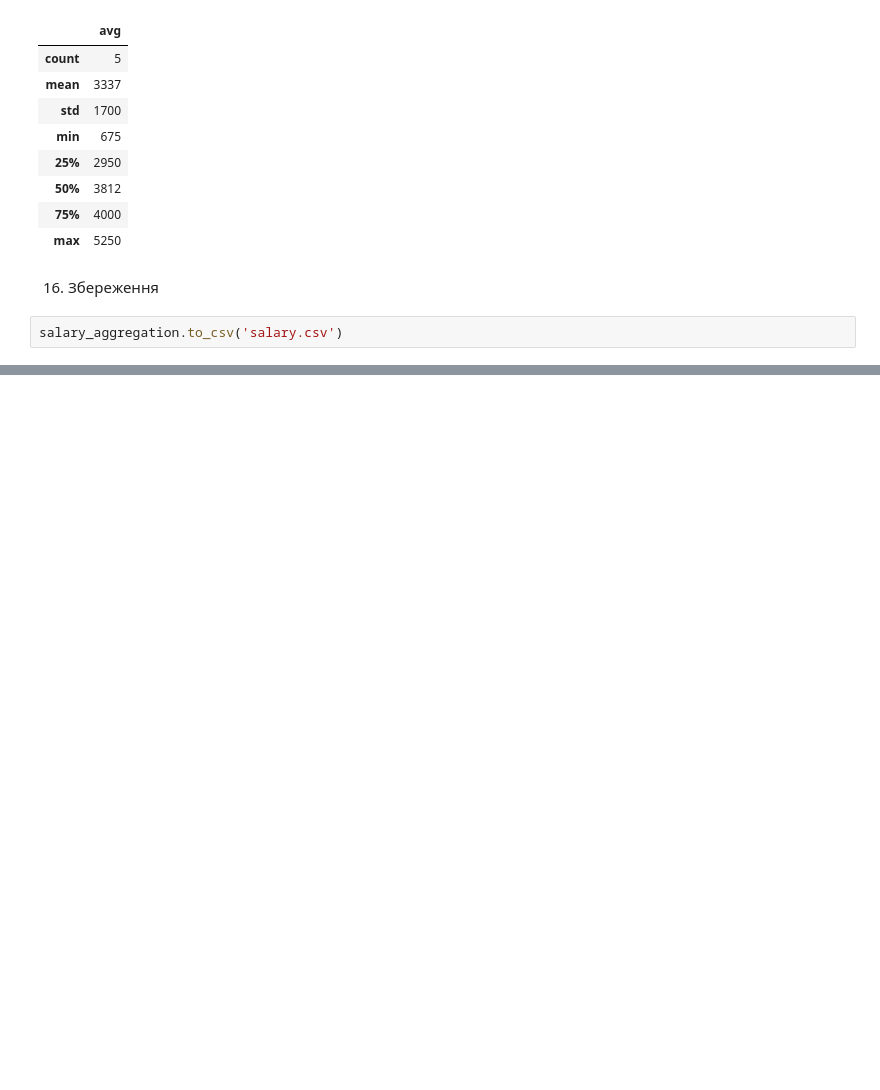
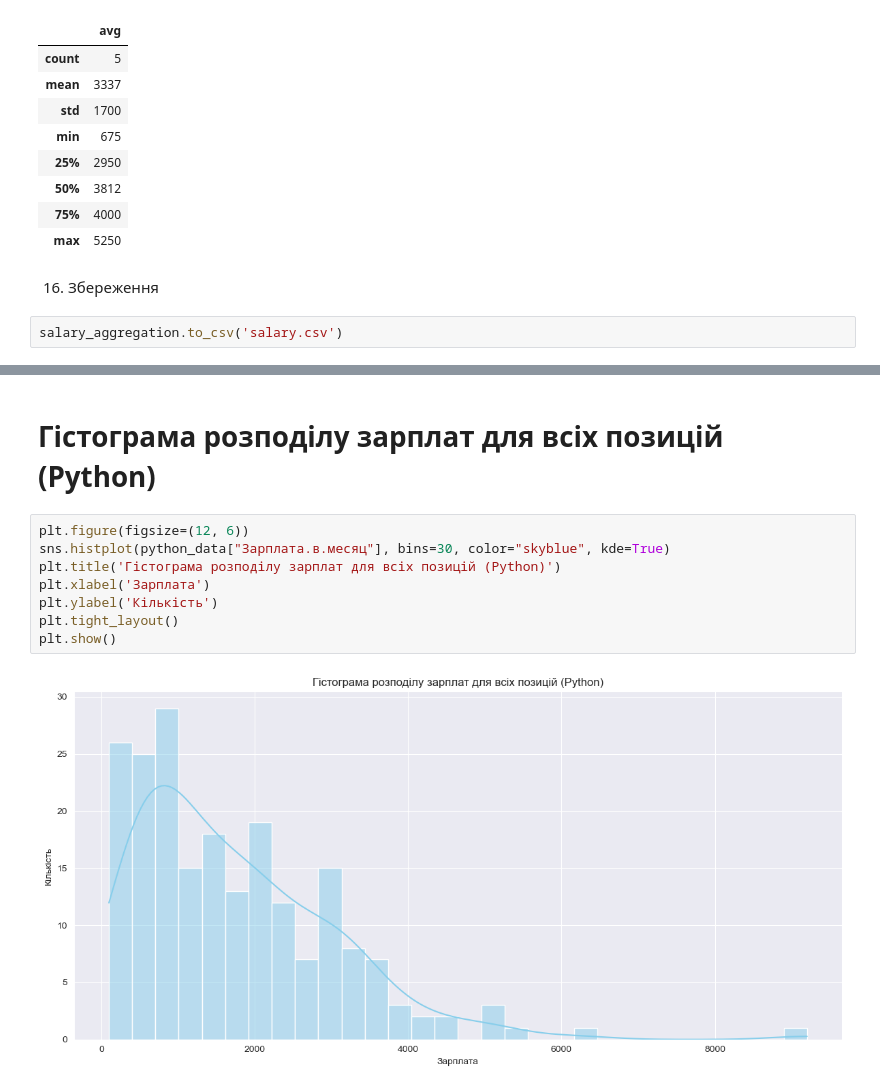
Before and after one commit to rattlingmars8/DS, a Jupyter notebook: HW2/HW2.2.ipynb, the cells around one changed output, grey strips where cells are left out. Saved outputs shown, nothing was run; the diff lists cells and outputs as text; blank space fills up the shorter version.

```diff
--- a/HW2/HW2.2.ipynb
+++ b/HW2/HW2.2.ipynb
@@ -199,0 +253,12 @@ salary_aggregation.to_csv('salary.csv')
+# %% [markdown]
+# Гістограма розподілу зарплат для всіх позицій (Python)
+# %%
+plt.figure(figsize=(12, 6))
+sns.histplot(python_data["Зарплата.в.месяц"], bins=30, color="skyblue", kde=True)
+plt.title('Гістограма розподілу зарплат для всіх позицій (Python)')
+plt.xlabel('Зарплатa')
+plt.ylabel('Кількість')
+plt.tight_layout()
+plt.show()
+# %% [output]
+[figure, added]
```
Also changed, not shown: parts of 7 cells of this notebook.
